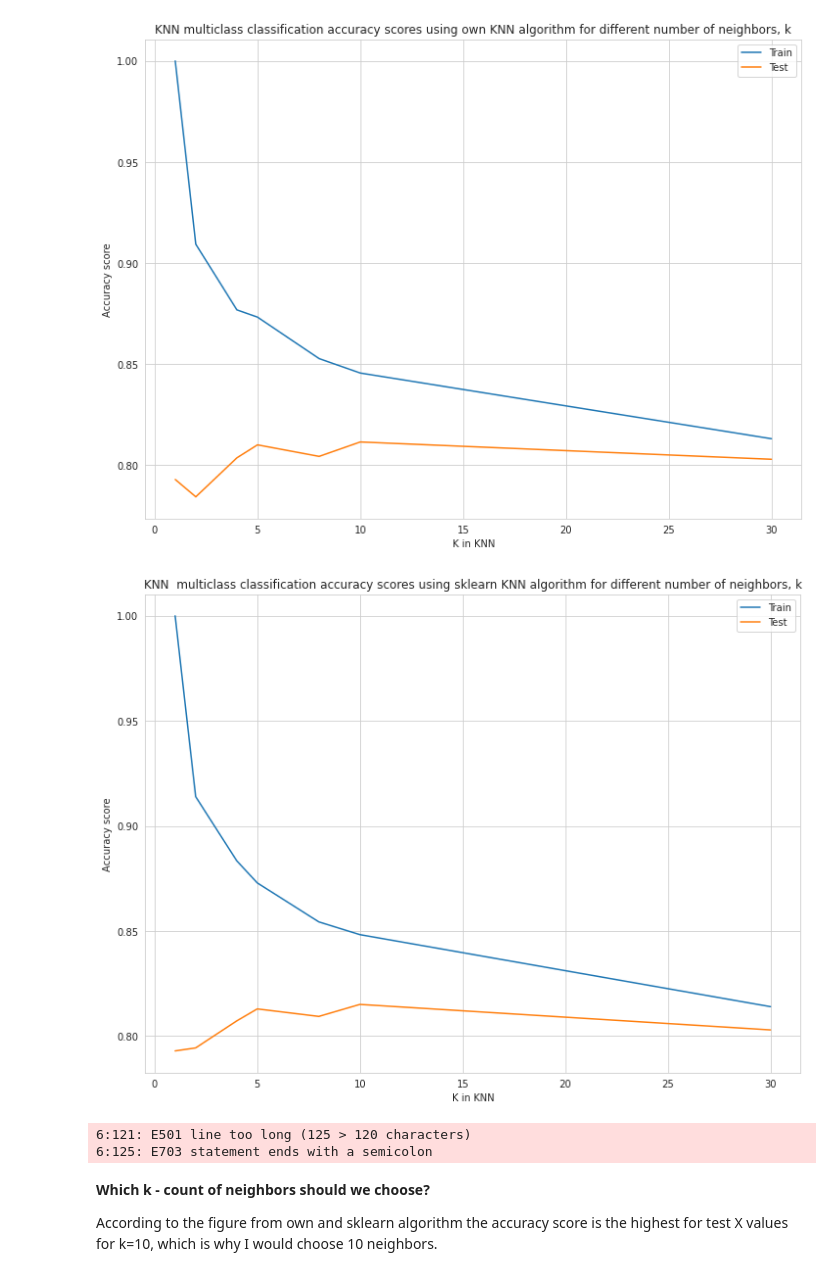
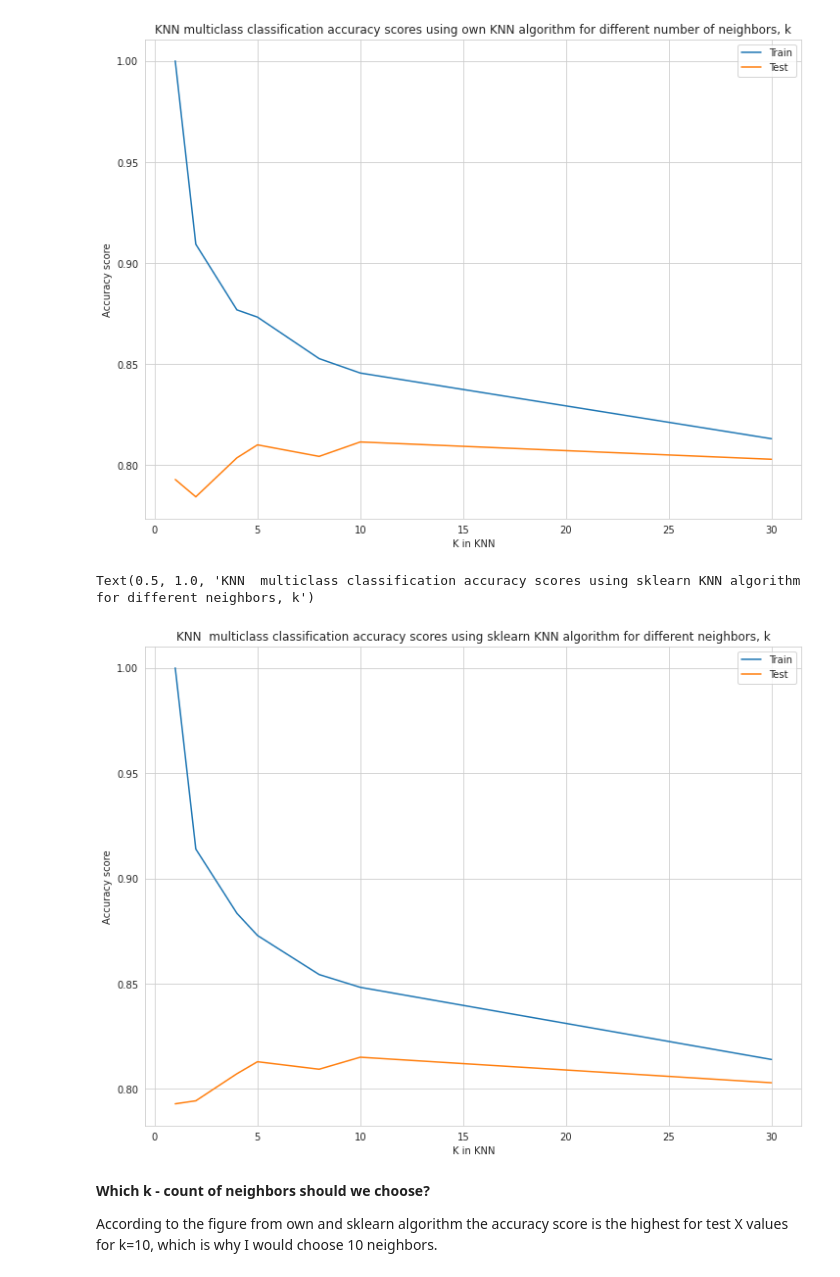
Before and after one commit to AnnaToi01/BI_ML_2021, a Jupyter notebook: hw1_intro_knn/code/en_KNN.ipynb, the cells around one changed output. Saved outputs shown, nothing was run; the diff lists cells and outputs as text; code cells hidden in the pictures.

```diff
--- a/hw1_intro_knn/code/en_KNN.ipynb
+++ b/hw1_intro_knn/code/en_KNN.ipynb
@@ -527,14 +532,13 @@ sklearn_y_pred, sklearn_train_metrics, sklearn_test_metrics = sklearn_mult_find_
 # %%
 plt.plot(params, sklearn_train_metrics, label='Train')
 plt.plot(params, sklearn_test_metrics, label='Test')
 plt.legend()
 plt.xlabel("K in KNN")
 plt.ylabel("Accuracy score")
-plt.title("KNN  multiclass classification accuracy scores using sklearn KNN algorithm for different number of neighbors, k");
+plt.title("KNN  multiclass classification accuracy scores using sklearn KNN algorithm for different neighbors, k")
 # %% [output]
+Text(0.5, 1.0, 'KNN  multiclass classification accuracy scores using sklearn KNN algorithm for different neighbors, k')
-[figure, old version]
+[figure, new version]
-6:121: E501 line too long (125 > 120 characters)
-6:125: E703 statement ends with a semicolon
 # %% [markdown]
  **Which k - count of neighbors should we choose?**
 
```
Also changed, not shown: parts of 11 cells of this notebook, 2 other files.
